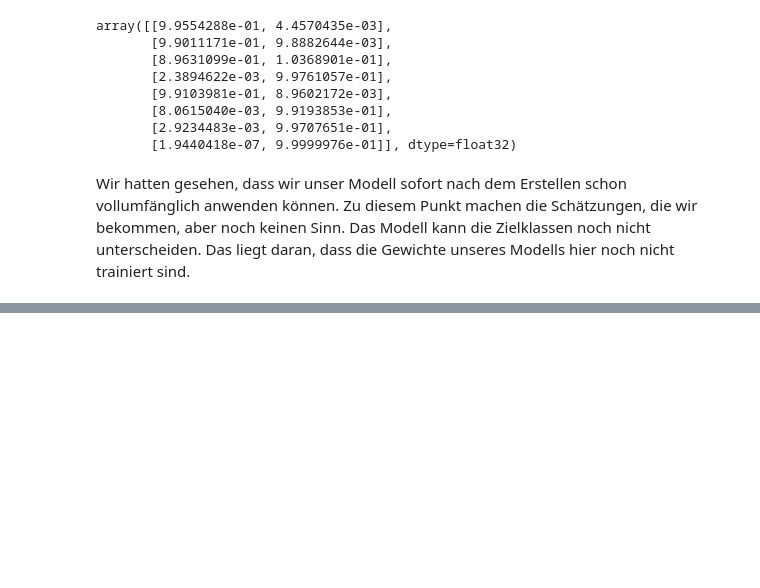
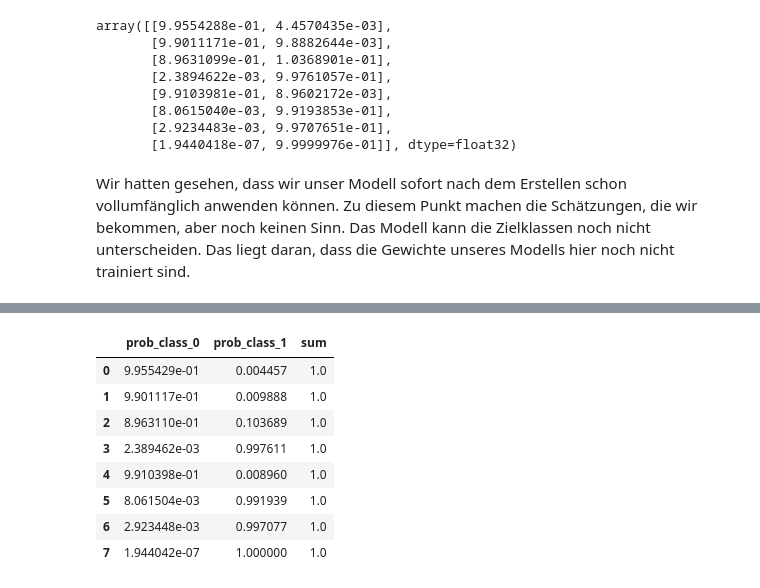
Before and after one commit to mckoh/industrial_computing_dibse_26, a Jupyter notebook: notebooks/megatutorial_01.ipynb, the cells around one changed output, grey strips where cells are left out. Saved outputs shown, nothing was run; the diff lists cells and outputs as text; code cells hidden in the pictures; blank space fills up the shorter version.

```diff
--- a/notebooks/megatutorial_01.ipynb
+++ b/notebooks/megatutorial_01.ipynb
@@ -152,3 +153,9 @@ array([[9.9554288e-01, 4.4570435e-03],
        [1.9440418e-07, 9.9999976e-01]], dtype=float32)
 # %% [markdown]
 Wir hatten gesehen, dass wir unser Modell sofort nach dem Erstellen schon vollumfänglich anwenden können. Zu diesem Punkt machen die Schätzungen, die wir bekommen, aber noch keinen Sinn. Das Modell kann die Zielklassen noch nicht unterscheiden. Das liegt daran, dass die Gewichte unseres Modells hier noch nicht trainiert sind.
+# %%
+predictions = model.predict(X)
+result = DataFrame(predictions, columns=["prob_class_0", "prob_class_1"])
+result["sum"] = result["prob_class_0"] + result["prob_class_1"]
+result
+# %% [output]
@@ -154,0 +163,9 @@ Wir hatten gesehen, dass wir unser Modell sofort nach dem Erstellen schon vollum
+|  | prob_class_0 | prob_class_1 | sum |
+| 0 | 9.955429e-01 | 0.004457 | 1.0 |
+| 1 | 9.901117e-01 | 0.009888 | 1.0 |
+| 2 | 8.963110e-01 | 0.103689 | 1.0 |
+| 3 | 2.389462e-03 | 0.997611 | 1.0 |
+| 4 | 9.910398e-01 | 0.008960 | 1.0 |
+| 5 | 8.061504e-03 | 0.991939 | 1.0 |
+| 6 | 2.923448e-03 | 0.997077 | 1.0 |
+| 7 | 1.944042e-07 | 1.000000 | 1.0 |
```
Also changed, not shown: parts of 2 cells of this notebook.
